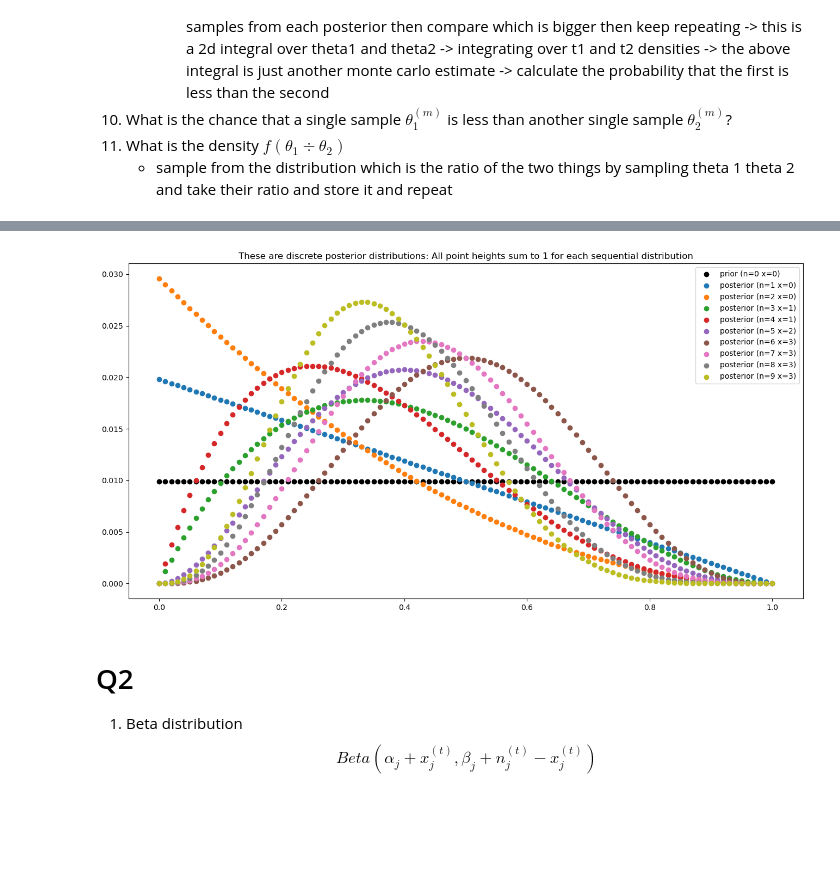
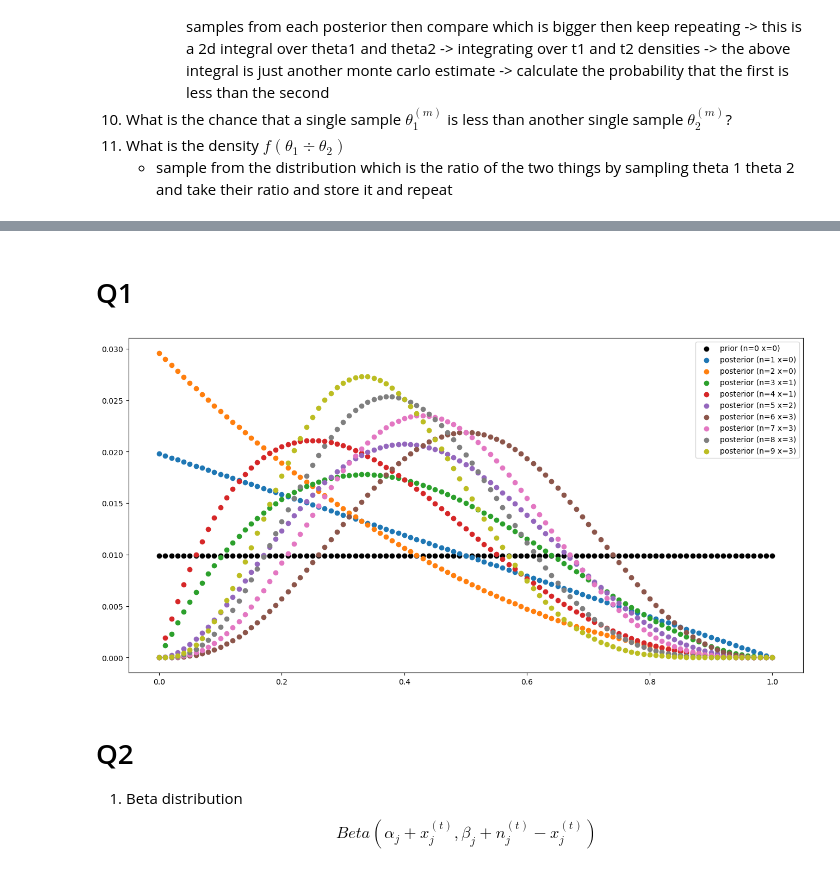
Before and after one commit to kelsey822/STA365, a Jupyter notebook: weekly_hw/week2_probability_and_bayesian_inference.ipynb, the cells around one changed output, grey strips where cells are left out. Cells and saved outputs as stored; diff of their text form; code cells hidden in the pictures; blank space fills up the shorter version.

```diff
--- a/weekly_hw/week2_probability_and_bayesian_inference.ipynb
+++ b/weekly_hw/week2_probability_and_bayesian_inference.ipynb
@@ -344,6 +344,8 @@ Generalize this process to a situation where there are three (not two) entitites
 2. Analysis 2: data for all entities is analyzed together using a single Dirichlet-multinomial model
 
 *Discuss which of the two approaches you think is most appropriate and describe an actual real world **AB testing** context where you could deploy this **Bayesian multi-armed bandit** to effectively balancing the **exploration-exploitation** tradeoff in that setting.*
+# %% [markdown]
+# Q1
 # %%
 # Q1
 
@@ -356,39 +358,38 @@ parameter_domain = np.linspace(0,1,101)
 prior = np.ones(101)/101
 
 observations = 0,0,1,0,1,1,0,0,0 #bernoulli
 #n to count total obvs and x to count successes
 n,x = 0,0
 
 #set the dims of the figure
 plt.figure(figsize=(16,8))
 
 #make a scatter plot with the domain as x and prior as y
 plt.scatter(parameter_domain, prior, label="prior (n="+str(n)+" x="+str(x)+")", color='k')
-plt.title("These are discrete posterior distributions: All point heights sum to 1 for each sequential distribution")
 
 for observation in observations:
     n += 1
     x += observation
     # use these for batch updates based on a binomial distribution
 
     #calculate the likelihood
-    likelihood = parameter_domain ** observation * (1-parameter_domain) ** (1 - observation)
+    likelihood = parameter_domain**observation * (1 - parameter_domain)**(1 - observation)
 
     #calculate the posterior
     posterior = (prior * likelihood)
 
     #normalize the posterior
     posterior /= np.sum(posterior)
 
+    # update the prior
+    prior = posterior
 
-    # or do updates in a truly sequential manner using Bernoulli
-    prior = posterior  # for each Bernoulli observation update
-
+    #plot
     plt.scatter(parameter_domain, posterior, label="posterior (n="+str(n)+" x="+str(x)+")")
 
 plt.legend();
 # %% [output]
-[figure, old version]
+[figure, new version]
 # %% [markdown]
 # Q2
 1. Beta distribution $$Beta(\alpha_j+x_j^{(t)}, \beta_j+n_j^{(t)}-x_j^{(t)})$$
```
Also changed, not shown: parts of 1 cell of this notebook.
